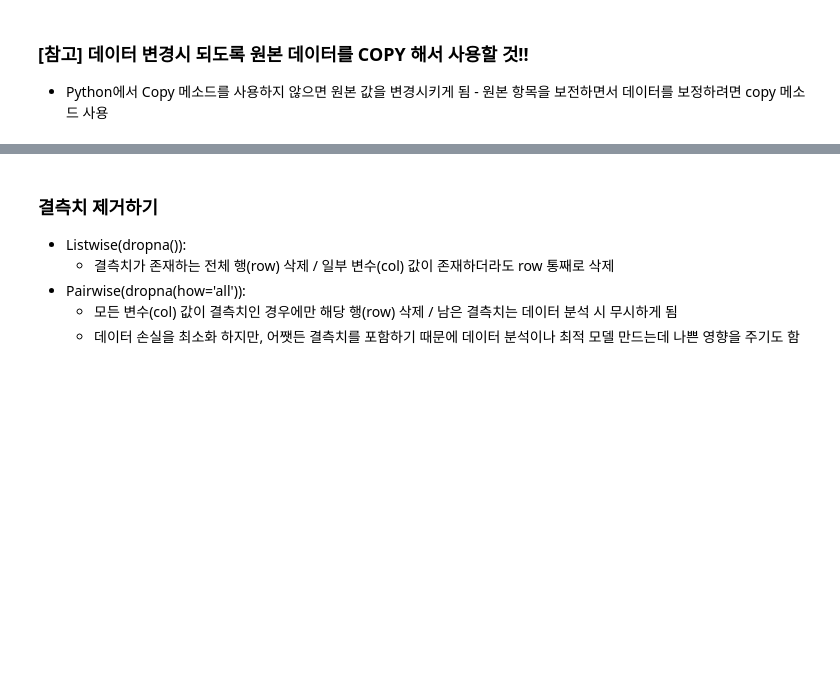
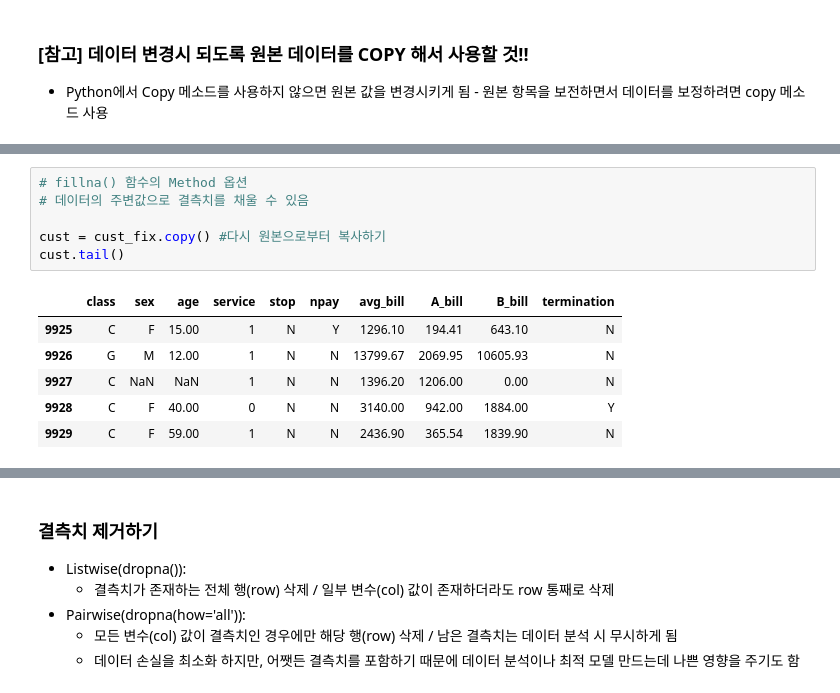
Before and after one commit to ipinid613/github_python_ML, a Jupyter notebook: KT_AICE/데이터전처리_데이터 탐색_결측치 처리_240827.ipynb, the cells around one changed output, grey strips where cells are left out. Drawn from its saved outputs; the diff is of its cells as text; blank space fills up the shorter version.

```diff
--- a/KT_AICE/데이터전처리_데이터 탐색_결측치 처리_240827.ipynb
+++ b/KT_AICE/데이터전처리_데이터 탐색_결측치 처리_240827.ipynb
@@ -180,0 +332,13 @@ cust_fix.head()
+# %%
+# fillna() 함수의 Method 옵션
+# 데이터의 주변값으로 결측치를 채울 수 있음
+
+cust = cust_fix.copy() #다시 원본으로부터 복사하기
+cust.tail()
+# %% [output]
+|  | class | sex | age | service | stop | npay | avg_bill | A_bill | B_bill | termination |
+| 9925 | C | F | 15.00 | 1 | N | Y | 1296.10 | 194.41 | 643.10 | N |
+| 9926 | G | M | 12.00 | 1 | N | N | 13799.67 | 2069.95 | 10605.93 | N |
+| 9927 | C | NaN | NaN | 1 | N | N | 1396.20 | 1206.00 | 0.00 | N |
+| 9928 | C | F | 40.00 | 0 | N | N | 3140.00 | 942.00 | 1884.00 | Y |
+| 9929 | C | F | 59.00 | 1 | N | N | 2436.90 | 365.54 | 1839.90 | N |
```
Also changed, not shown: parts of 37 cells of this notebook.
